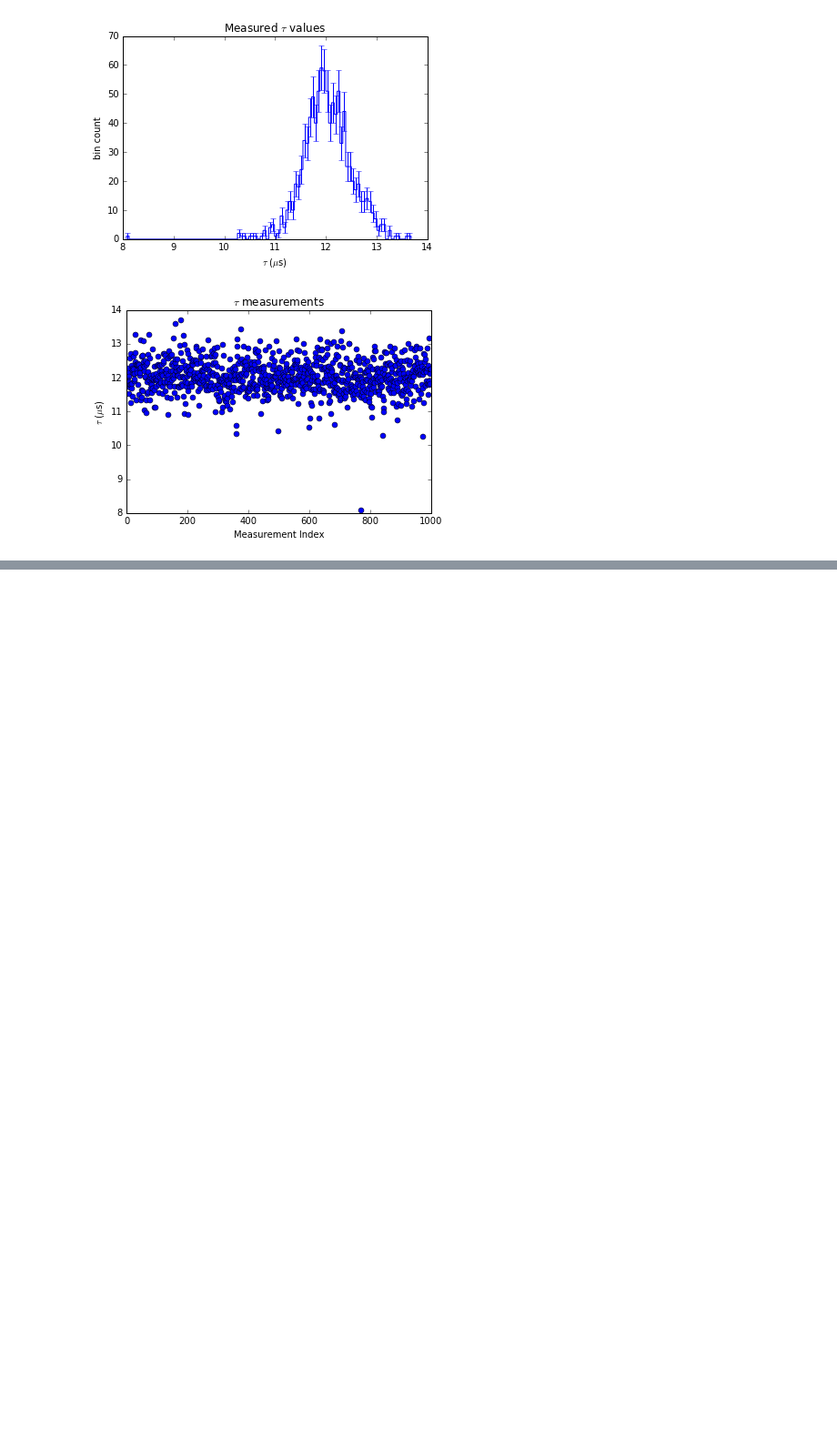
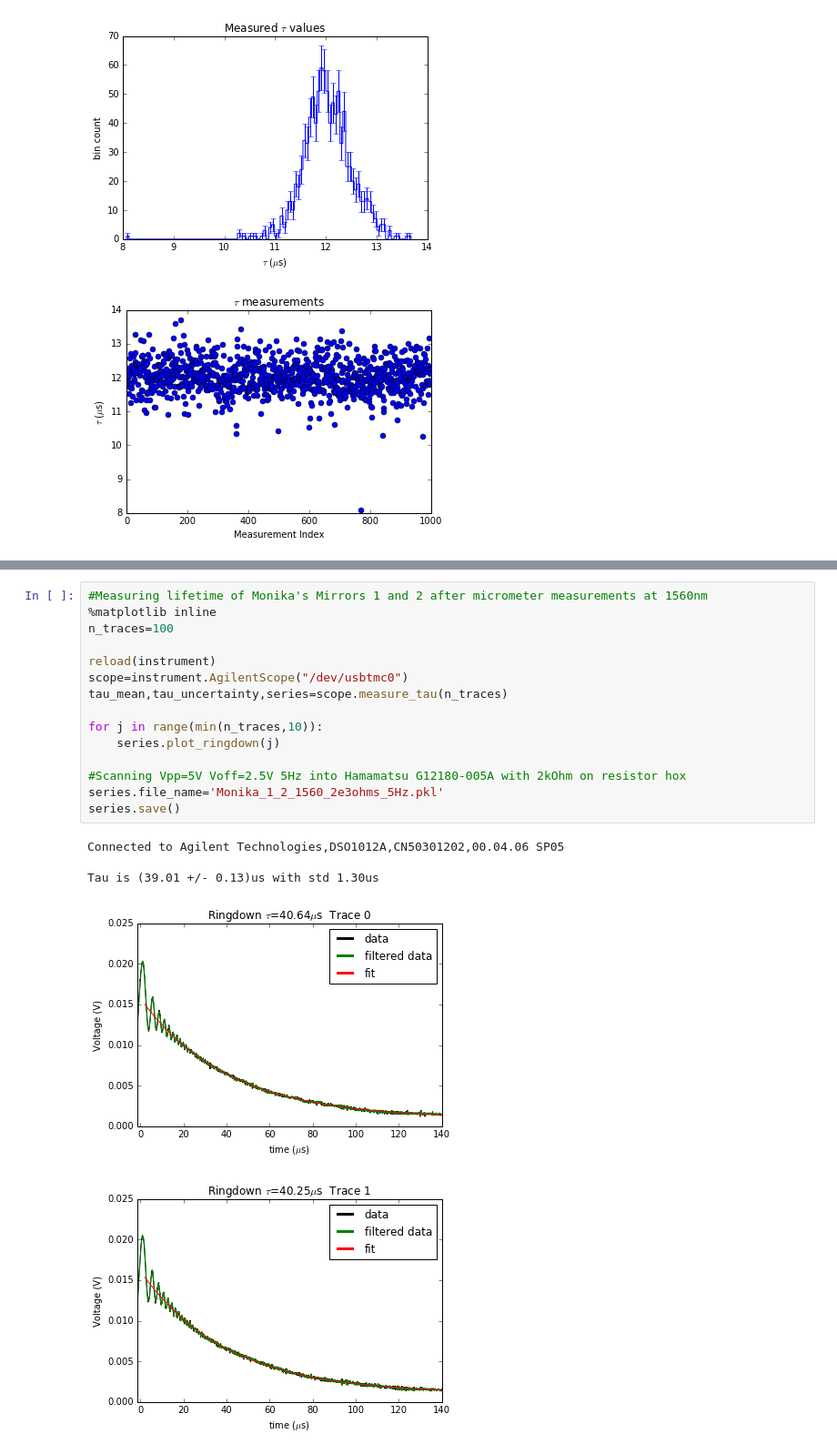
Before and after one commit to zakv/Ringdown_Scope_Code, a Jupyter notebook: Ringdown_Scope_Code.ipynb, the cells around one changed output, grey strips where cells are left out. Shown at 91% size. Saved outputs shown, nothing was run; the diff lists cells and outputs as text; blank space fills up the shorter version.

```diff
--- a/Ringdown_Scope_Code.ipynb
+++ b/Ringdown_Scope_Code.ipynb
@@ -558,0 +588,21 @@ series.plot_tau_series(bin_size=1)
+# %%
+#Measuring lifetime of Monika's Mirrors 1 and 2 after micrometer measurements at 1560nm
+%matplotlib inline
+n_traces=100
+
+reload(instrument)
+scope=instrument.AgilentScope("/dev/usbtmc0")
+tau_mean,tau_uncertainty,series=scope.measure_tau(n_traces)
+
+for j in range(min(n_traces,10)):
+    series.plot_ringdown(j)
+
+#Scanning Vpp=5V Voff=2.5V 5Hz into Hamamatsu G12180-005A with 2kOhm on resistor hox
+series.file_name='Monika_1_2_1560_2e3ohms_5Hz.pkl'
+series.save()
+# %% [output]
+Connected to Agilent Technologies,DSO1012A,CN50301202,00.04.06 SP05
+
+Tau is (39.01 +/- 0.13)us with std 1.30us
+[figure, added]
+[figure, added]
```
Also changed, not shown: parts of 4 cells of this notebook.
